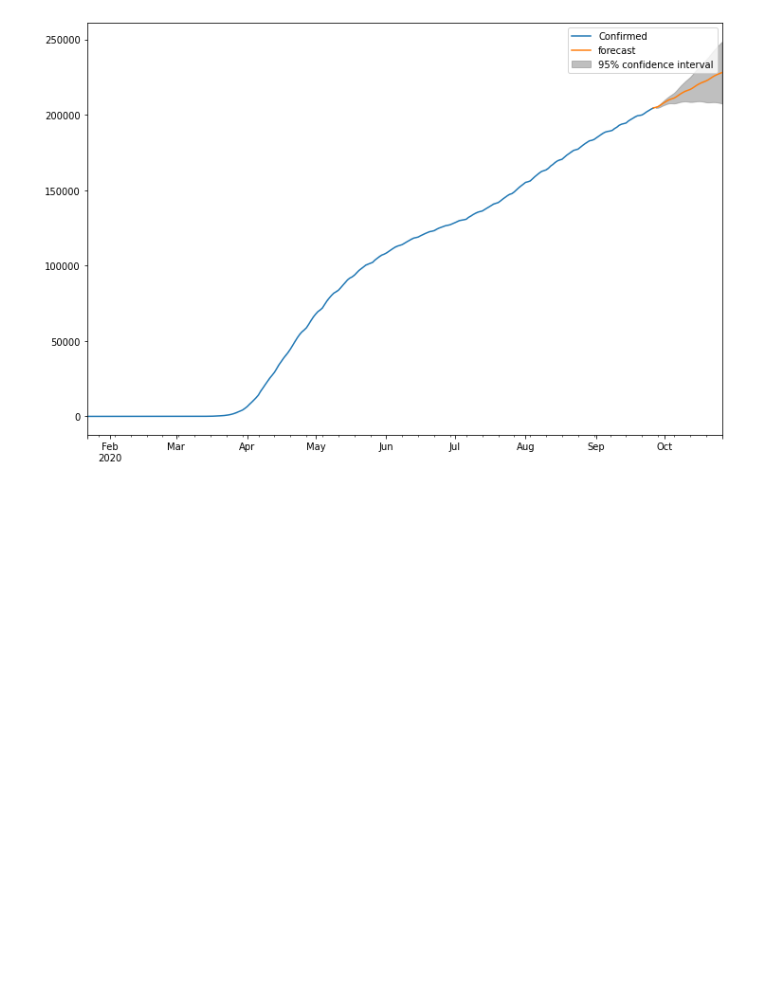
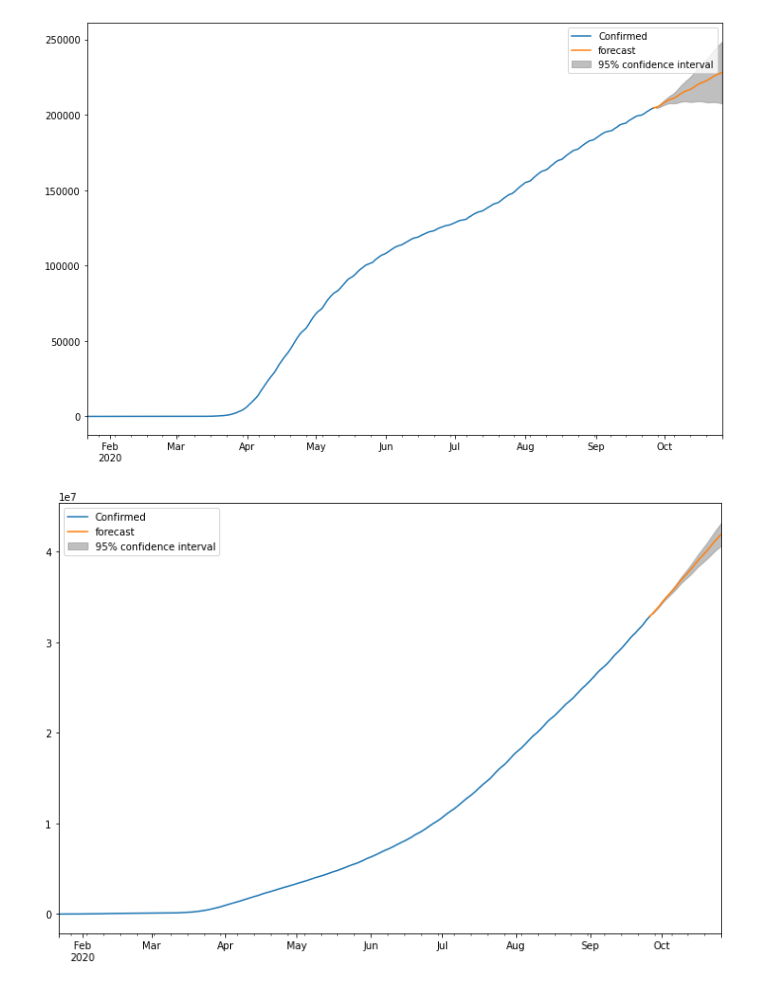
Before and after one commit to arielgamino/covid-19-analysis-and-prediction, a Jupyter notebook: Milestone-4 - ARIMA Analysis.ipynb, the cells around one changed output. Drawn from its saved outputs; the diff is of its cells as text; code cells hidden in the pictures; blank space fills up the shorter version.

```diff
--- a/Milestone-4 - ARIMA Analysis.ipynb
+++ b/Milestone-4 - ARIMA Analysis.ipynb
@@ -224,9 +231,12 @@ calculate_mse(series)
 # %% [output]
 Test MSE: 56832.792
 [figure]
+# %%
+series = get_country_data("World", df)
+series
 # %%
 # Calculate ARIMA for Canada and display forexast for about 30 days
-def plot_country_forecast(country_name, df=world_confirmed_grouped_df):
+def plot_country_forecast(country_name, df=world_confirmed_df):
     """Given a country, forecast 30 days ahead from 09/26"""
     series = get_country_data(country_name, df)
     model = ARIMA(series.values,order=(10,1,0), dates=series.index, freq='D')
@@ -251,2 +261,7 @@ plot_country_forecast("US",df=world_death_grouped_df)
 # %% [output]
 [figure]
+# %%
+# Forecast World
+plot_country_forecast("World")
+# %% [output]
+[figure, added]
```
Also changed, not shown: parts of 5 cells of this notebook, 6 other files.
